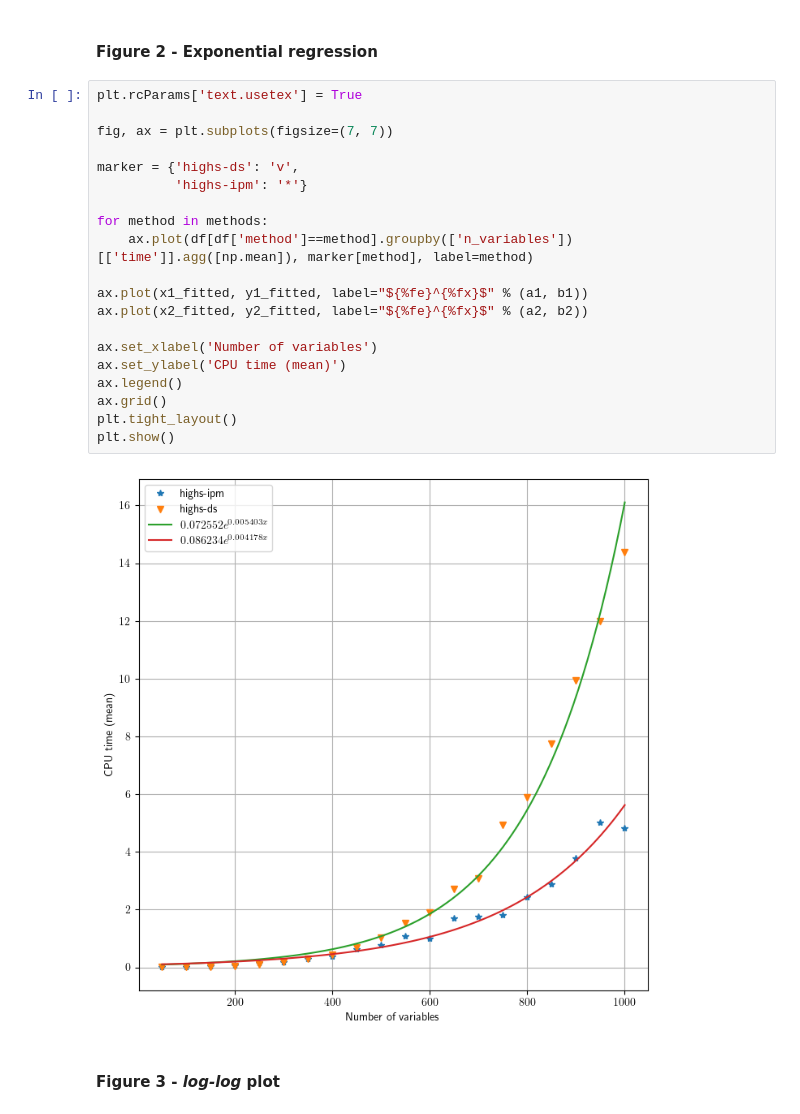
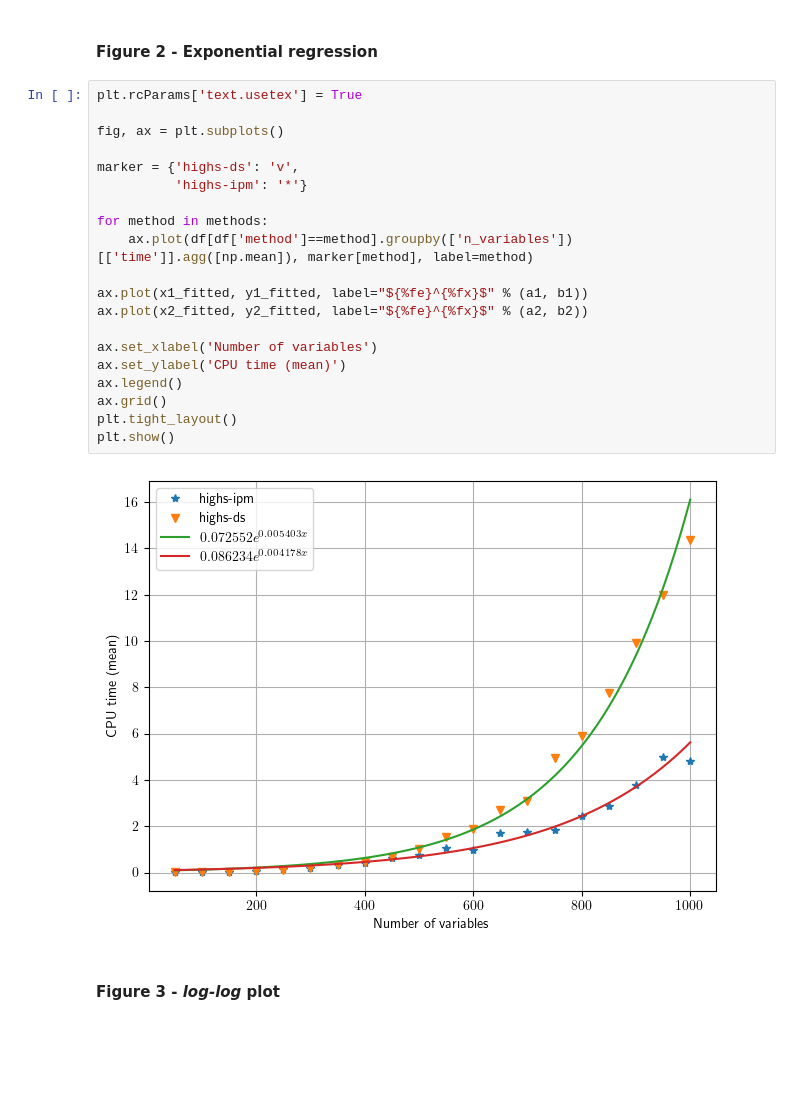
Before and after one commit to ozeasx/math510-mini1, a Jupyter notebook: Mini-1.ipynb, the cells around one changed output. Drawn from its saved outputs; the diff is of its cells as text; blank space fills up the shorter version.

Commit message:
Project files
Figures now have the same size

```diff
--- a/Mini-1.ipynb
+++ b/Mini-1.ipynb
@@ -177,25 +178,25 @@ y2_fitted = a2 * np.exp(b2 * x2_fitted)
 # %%
 plt.rcParams['text.usetex'] = True
 
-fig, ax = plt.subplots(figsize=(7, 7))
+fig, ax = plt.subplots()
 
 marker = {'highs-ds': 'v',
           'highs-ipm': '*'}
 
 for method in methods:
     ax.plot(df[df['method']==method].groupby(['n_variables'])[['time']].agg([np.mean]), marker[method], label=method)
 
 ax.plot(x1_fitted, y1_fitted, label="${%fe}^{%fx}$" % (a1, b1))
 ax.plot(x2_fitted, y2_fitted, label="${%fe}^{%fx}$" % (a2, b2))
 
 ax.set_xlabel('Number of variables')
 ax.set_ylabel('CPU time (mean)')
 ax.legend()
 ax.grid()
 plt.tight_layout()
 plt.show()
 # %% [output]
-[figure, old version]
+[figure, new version]
 # %% [markdown]
 #### Figure 3 - *log-log* plot
 # %%
```
Also changed, not shown: parts of 2 cells of this notebook, 1 other file.
